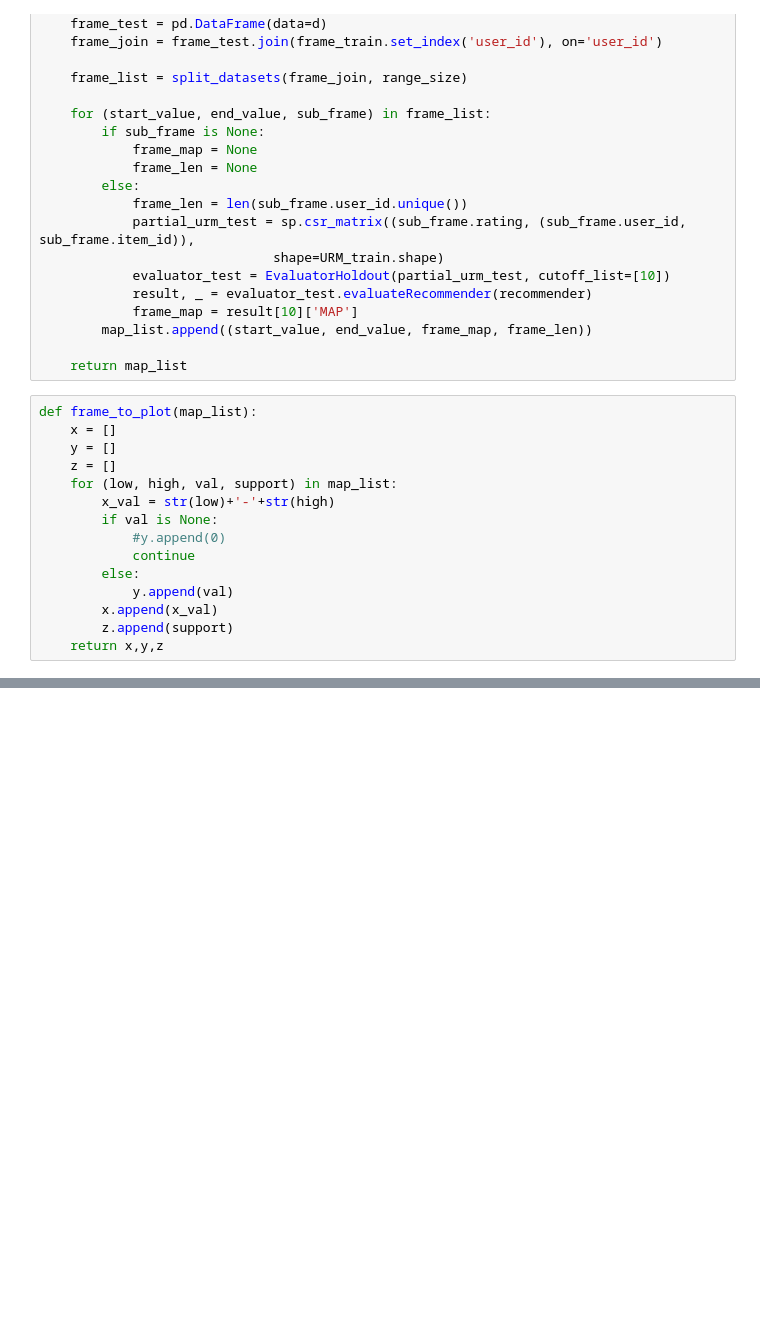
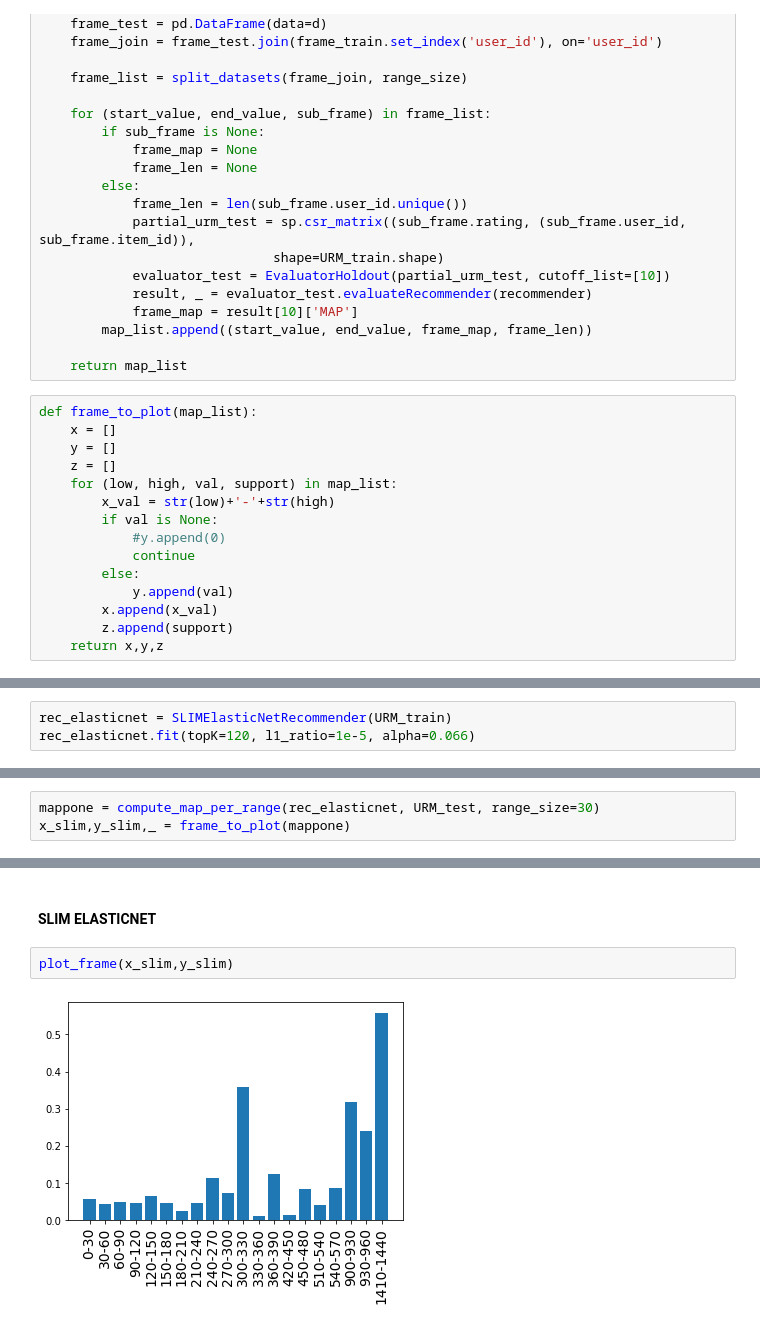
Before and after one commit to fcolombo7/RecSys-2020, a Jupyter notebook: user_analysis.ipynb, the cells around one changed output, grey strips where cells are left out. Cells and saved outputs as stored; diff of their text form; blank space fills up the shorter version.

```diff
--- a/user_analysis.ipynb
+++ b/user_analysis.ipynb
@@ -169,0 +170,3 @@ EvaluatorHoldout: Processed 1 ( 100.00% ) in 0.01 sec. Users per second: 183
+# %%
+rec_elasticnet = SLIMElasticNetRecommender(URM_train)
+rec_elasticnet.fit(topK=120, l1_ratio=1e-5, alpha=0.066)
@@ -169,0 +179,3 @@ EvaluatorHoldout: Processed 1 ( 100.00% ) in 0.01 sec. Users per second: 183
+# %%
+mappone = compute_map_per_range(rec_elasticnet, URM_test, range_size=30)
+x_slim,y_slim,_ = frame_to_plot(mappone)
@@ -182,0 +280,6 @@ compute_map_per_range(rec_top, URM_test, range_size=30)
+# %% [markdown]
+#### SLIM ELASTICNET
+# %%
+plot_frame(x_slim,y_slim)
+# %% [output]
+[figure, added]
```
Also changed, not shown: parts of 30 cells of this notebook, 8 other files.
